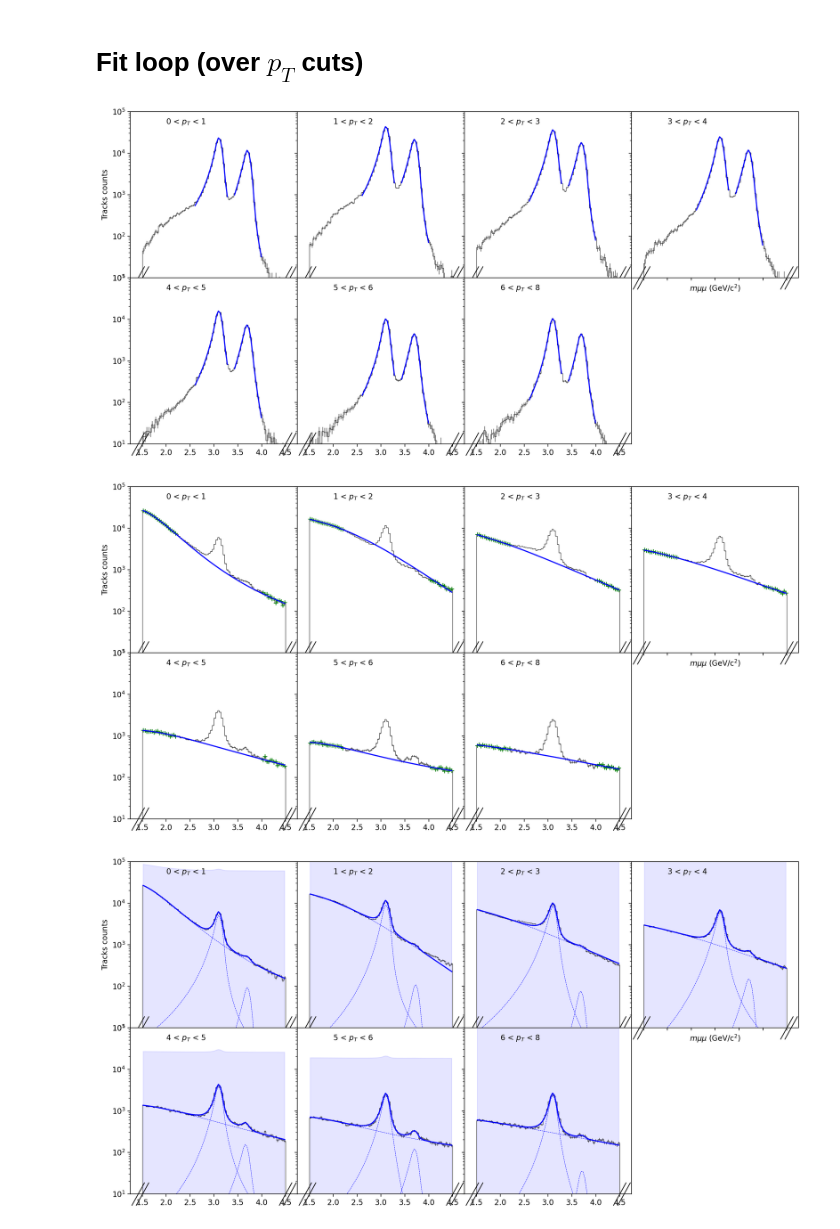
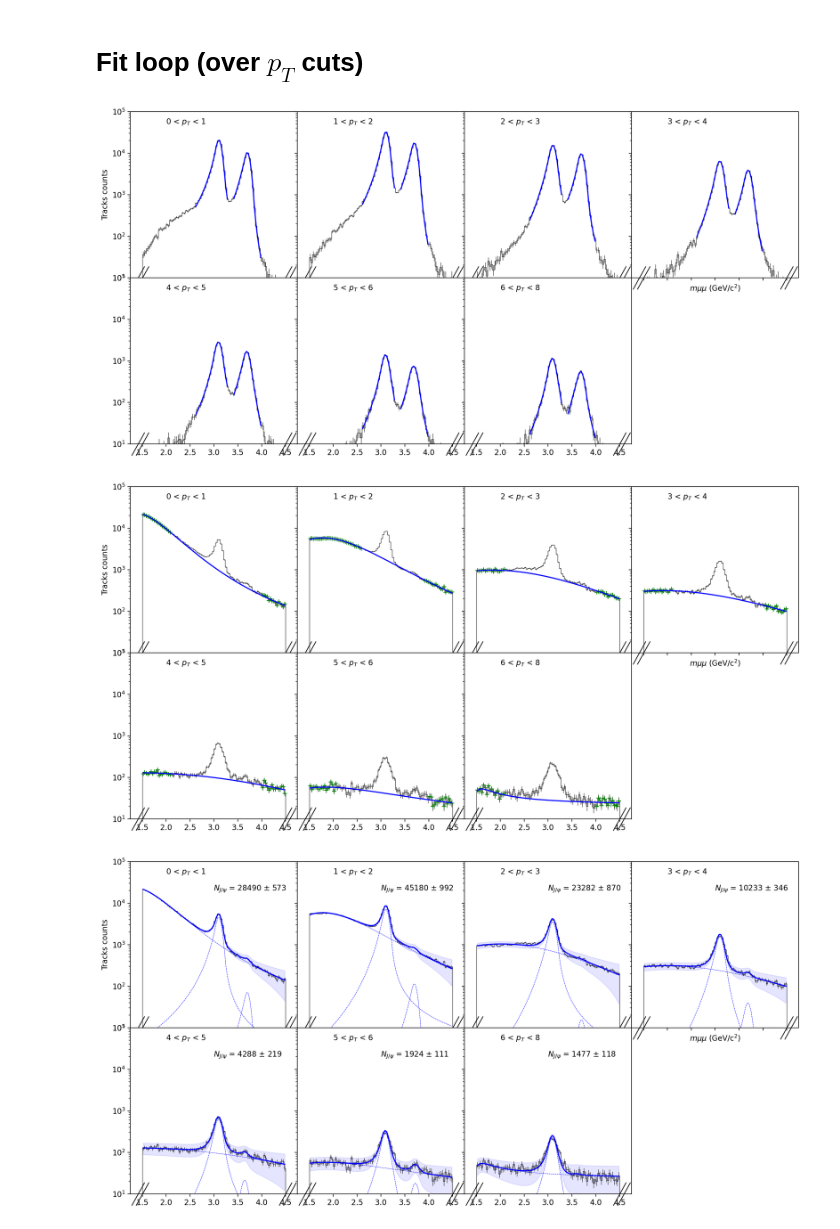
Before and after one commit to nantes-m2-rps-exp/qqbar2mumu-2023, a Jupyter notebook: notebooks/fit.ipynb, the cells around one changed output. Drawn from its saved outputs; the diff is of its cells as text; code cells hidden in the pictures.

```diff
--- a/notebooks/fit.ipynb
+++ b/notebooks/fit.ipynb
@@ -94,10 +166,10 @@ def mklb(p0, var):
 def mkub(p0, var):
     return p0*(1+np.sign(p0)*var)
 
-nbin = 80
+nbin = 90
 massmin = 1.5
 massmax = 4.5
-
+dmass = (massmax-massmin)/nbin
 
 fig = []
 axs = []
@@ -108,6 +180,7 @@ for i in range(3):
     axs[i][1,-1].remove()
 
 
+IJPsi_pT = []
 
 pTcuts = [0,1,2,3,4,5,6,8]
 for i in range(len(pTcuts)-1):
@@ -138,12 +211,15 @@ for i in range(len(pTcuts)-1):
         DJPsi = (2.6<mass)*(mass<3.3) * ~Dnul
         DPsi2S = (3.4<mass)*(mass<4.0) * ~Dnul
 
+
         # p0
 
         p0JPsi = np.array([(hmc[3.10*1j]), 3.10, 7.29e-02, 9.96e-01, 3.04e+00, 1.82e+00, 2.55e+01])
         p0Psi2S = np.array([(hmc[3.68*1j]), 3.68, 7.29e-02, 9.96e-01, 3.04e+00, 1.82e+00, 2.55e+01])
         #ax.plot(mass[DJPsi],(crystalball(mass,*p0JPsi))[DJPsi],':r', alpha=0.5,label="")
         #ax.plot(mass[DPsi2S],(crystalball(mass,*p0Psi2S))[DPsi2S],':r', alpha=0.5,label="")
+        #print('p0 J/psi:', p0JPsi)
+        #print('p0 psi(2S):', p0Psi2S)
 
 
         # Fit JPsi and Psi2S independently
@@ -158,7 +234,8 @@ for i in range(len(pTcuts)-1):
                 #raise(e)
                 pass
 
-
+        # Charlig tails p0
+        p0JPsi[:] = [40248.03611688854, 3.1043969164973095, 0.05916830498610536, 0.9498690813388607, 3.026452516177861, 2.3298518901185084, 4.293297264238038]
 
 
     #########################
@@ -167,7 +244,10 @@ for i in range(len(pTcuts)-1):
 
     if 1:
         # Remove JPsi and Psi2S intervals from data in order to fit the background only
-        Dbg = ~((2.2<mass)*(mass<4.0))
+        if i==1:
+            Dbg = ~((2.6<mass)*(mass<3.9))
+        else:
+            Dbg = ~((2.1<mass)*(mass<4.0))
 
         ax = axs[1].flatten()[i]
         hdata.plot(ax=ax, color='black',ls='-',lw=0.5)
@@ -195,45 +275,60 @@ for i in range(len(pTcuts)-1):
         ax = axs[2].flatten()[i]
         hdata.plot(ax=ax,label="Selected events",color='black',ls='-',lw=0.5)
         setaxes(ax)
 
         if fit_on:
             # bounds
             varbg = np.ones(np.shape(pfitbg))*0.1 # bg parameters variation factor around p0
-            varpks = np.array([2, 0.01, 0.01, *0.1*np.ones(4)])  # peaks parameters variation factor around p0
+            varpks = np.array([10, 0.02, 0.02, *0.001*np.ones(4)])  # peaks parameters variation factor around p0
             lb = np.array([*mklb(pfitJPsi,varpks), *mklb(pfitPsi2S,varpks), *mklb(pfitbg,varbg)])
             ub = np.array([*mkub(pfitJPsi,varpks), *mkub(pfitPsi2S,varpks), *mkub(pfitbg,varbg)])
             bounds = (lb,ub)
 
             # Set p0 peaks amplitudesfrom data
             pfitJPsi[0] = (hdata[pfitJPsi[1]*1j])
             pfitPsi2S[0] = (hdata[pfitPsi2S[0]*1j])
 
             try:
                 pfit, cov = curve_fit(
                     datamodel, mass, (Ndata),
                     sigma=np.sqrt(Ndata),
                     p0=[*pfitJPsi, *pfitPsi2S, *pfitbg],
                     bounds=bounds,
                     method='trf')
 
                 Nfit = datamodel(mass,*pfit)
+                NJPsi = crystalball(mass,*pfit[:7])
+                NPsi2S = crystalball(mass,*pfit[7:14])
                 ax.plot(mass, Nfit,'b')
-                ax.plot(mass,(crystalball(mass,*pfit[:7])),'--b',lw=0.5)
-                ax.plot(mass,(crystalball(mass,*pfit[7:14])),'--b',lw=0.5)
+                ax.plot(mass, NJPsi,'--b',lw=0.5)
+                ax.plot(mass, NPsi2S,'--b',lw=0.5)
                 ax.plot(mass,(expVWG(mass,*pfit[14:])),'--b',lw=0.5)
-                # Sigma
-                sigmas = np.diag(cov)**2
-                err = np.sqrt(np.sum(sigmas))
-                #err = sigmas[0]
-                #print(sigmas/abs(pfit))
-                ax.fill_between(mass, Nfit-err, Nfit+err, color='blue', alpha=0.1)
 
-                #ax.set_ylim(1,1e5)
+                #print(cov/abs(pfit))
+                # Fit error
+                cov[3:7] = 0
+                cov[10:14] = 0
+                errfit = np.sqrt(np.sum(np.diag(cov)))
+
+                ax.fill_between(mass, Nfit-errfit, Nfit+errfit, color='blue', alpha=0.1)
+
+                # J/psi Integral
+                IJPsi = quad(crystalball, x0, x1, args=tuple(pfit[:7]))[0]
+
+                # J/psi Integral error
+                errJPsi = np.sqrt(sig2cb(cov[:7,:7], mass, *pfit[:7]))
+                ax.text(3, 2e4, f'$N_{{J/\psi}}$ = {IJPsi/dmass:.0f} $\pm$ {errJPsi/dmass:.0f}')
+                #print(IJPsi/dmass)
+                #print(errJPsi/dmass)
             except Exception as e:
-                #raise(e)
+                raise(e)
                 pass
+
+fig[0].savefig('fig/MC_fit.pdf')
+fig[1].savefig('fig/bg_fit.pdf')
+fig[2].savefig('fig/final_fit.pdf')
 # %% [output]
-[figure, old version]
+[figure, new version]
-[figure, old version]
+[figure, new version]
-[figure, old version]
+[figure, new version]
 # %%
```
Also changed, not shown: parts of 3 cells of this notebook.
